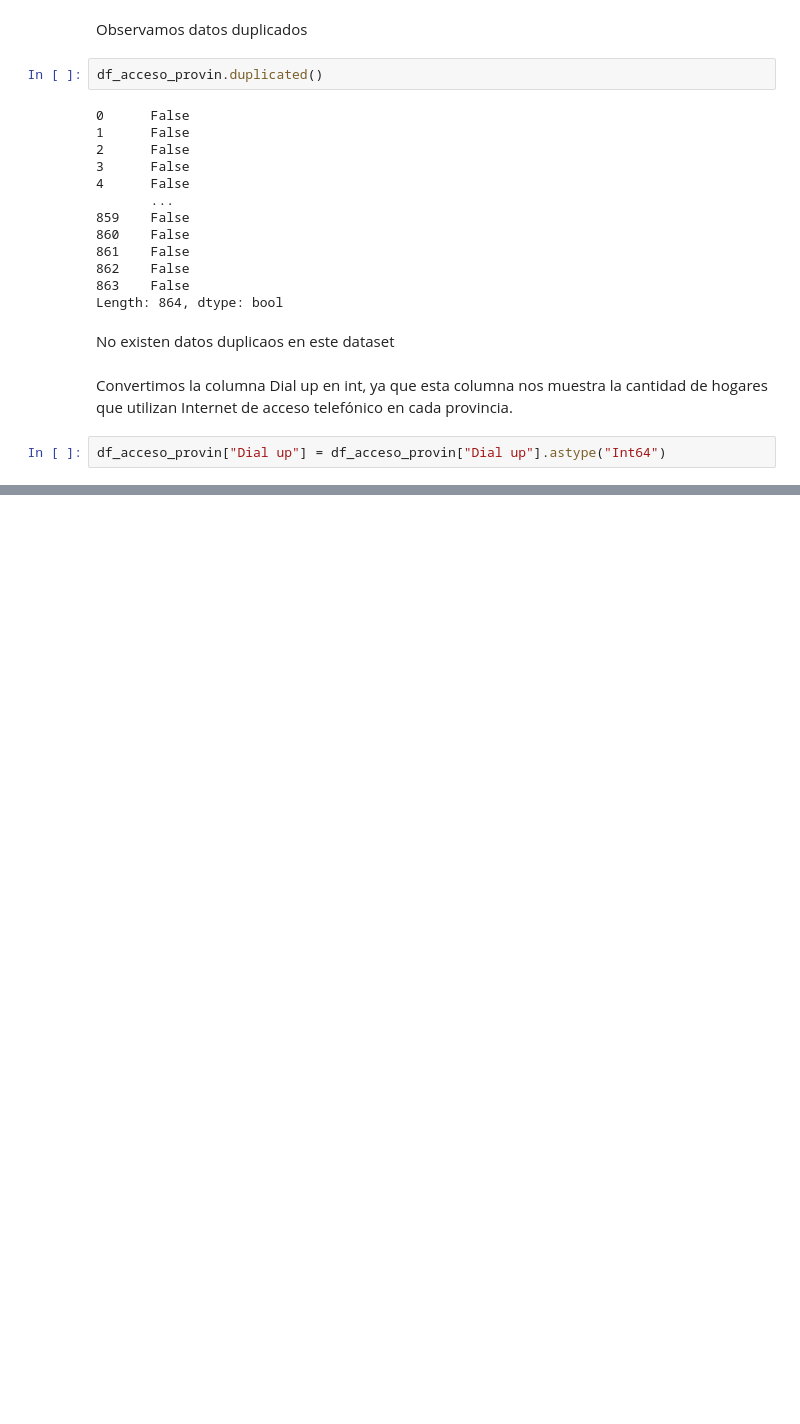
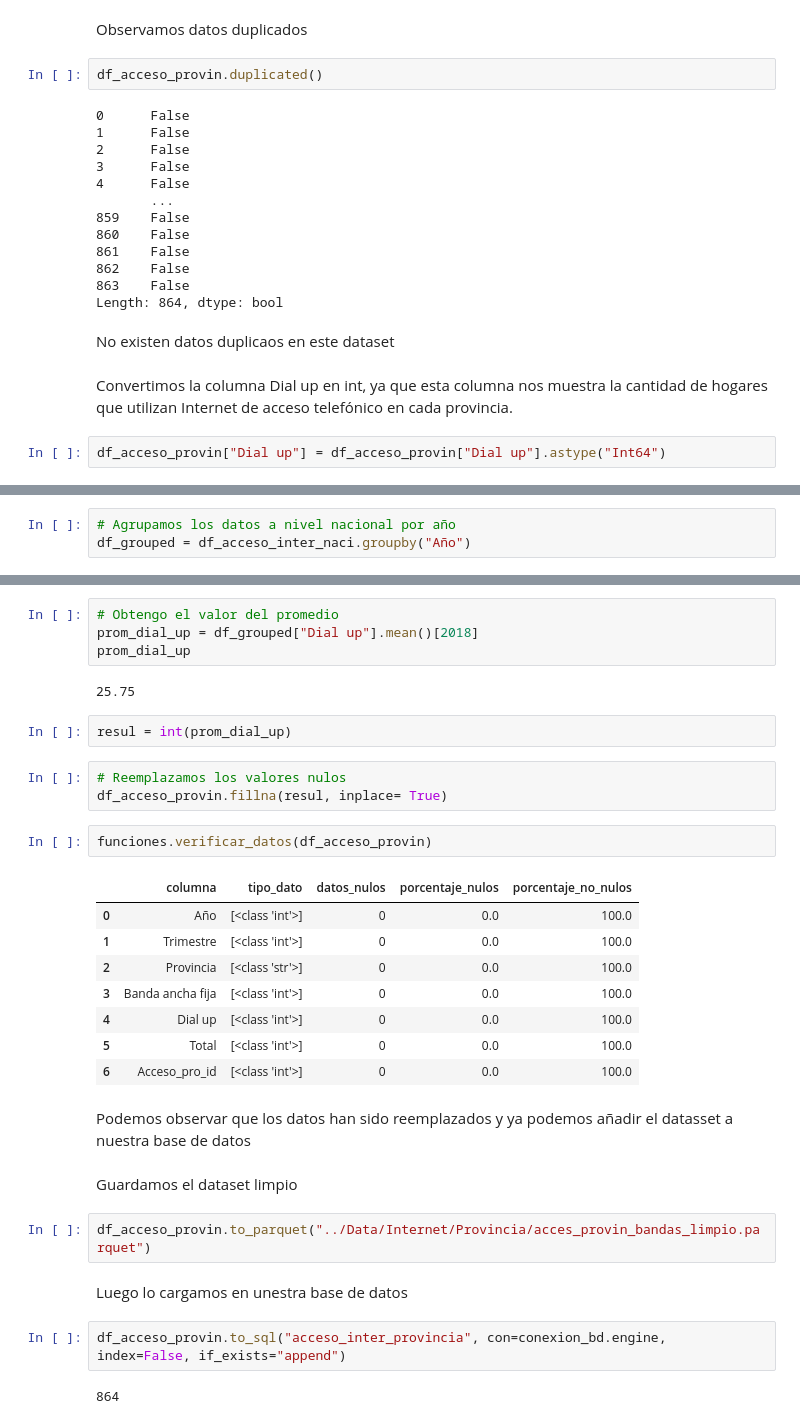
Before and after one commit to freddyv1828/Telecomunicaciones, a Jupyter notebook: Notebooks/Etl_internet.ipynb, the cells around one changed output, grey strips where cells are left out. Saved outputs shown, nothing was run; the diff lists cells and outputs as text; blank space fills up the shorter version.

```diff
--- a/Notebooks/Etl_internet.ipynb
+++ b/Notebooks/Etl_internet.ipynb
@@ -173,0 +187,3 @@ NotImplementedError: iLocation based boolean indexing on an integer type is not
+# %%
+# Agrupamos los datos a nivel nacional por año
+df_grouped = df_acceso_inter_naci.groupby("Año")
@@ -173,0 +205,34 @@ NotImplementedError: iLocation based boolean indexing on an integer type is not
+# %%
+# Obtengo el valor del promedio
+prom_dial_up = df_grouped["Dial up"].mean()[2018]
+prom_dial_up
+# %% [output]
+25.75
+# %%
+resul = int(prom_dial_up)
+# %%
+# Reemplazamos los valores nulos
+df_acceso_provin.fillna(resul, inplace= True)
+# %%
+funciones.verificar_datos(df_acceso_provin)
+# %% [output]
+|  | columna | tipo_dato | datos_nulos | porcentaje_nulos | porcentaje_no_nulos |
+| 0 | Año | [<class 'int'>] | 0 | 0.0 | 100.0 |
+| 1 | Trimestre | [<class 'int'>] | 0 | 0.0 | 100.0 |
+| 2 | Provincia | [<class 'str'>] | 0 | 0.0 | 100.0 |
+| 3 | Banda ancha fija | [<class 'int'>] | 0 | 0.0 | 100.0 |
+| 4 | Dial up | [<class 'int'>] | 0 | 0.0 | 100.0 |
+| 5 | Total | [<class 'int'>] | 0 | 0.0 | 100.0 |
+| 6 | Acceso_pro_id | [<class 'int'>] | 0 | 0.0 | 100.0 |
+# %% [markdown]
+Podemos observar que los datos han sido reemplazados y ya podemos añadir el datasset a nuestra base de datos
+# %% [markdown]
+Guardamos el dataset limpio
+# %%
+df_acceso_provin.to_parquet("../Data/Internet/Provincia/acces_provin_bandas_limpio.parquet")
+# %% [markdown]
+Luego lo cargamos en unestra base de datos
+# %%
+df_acceso_provin.to_sql("acceso_inter_provincia", con=conexion_bd.engine, index=False, if_exists="append")
+# %% [output]
+864
```
Also changed, not shown: parts of 8 cells of this notebook, 25 other files.
